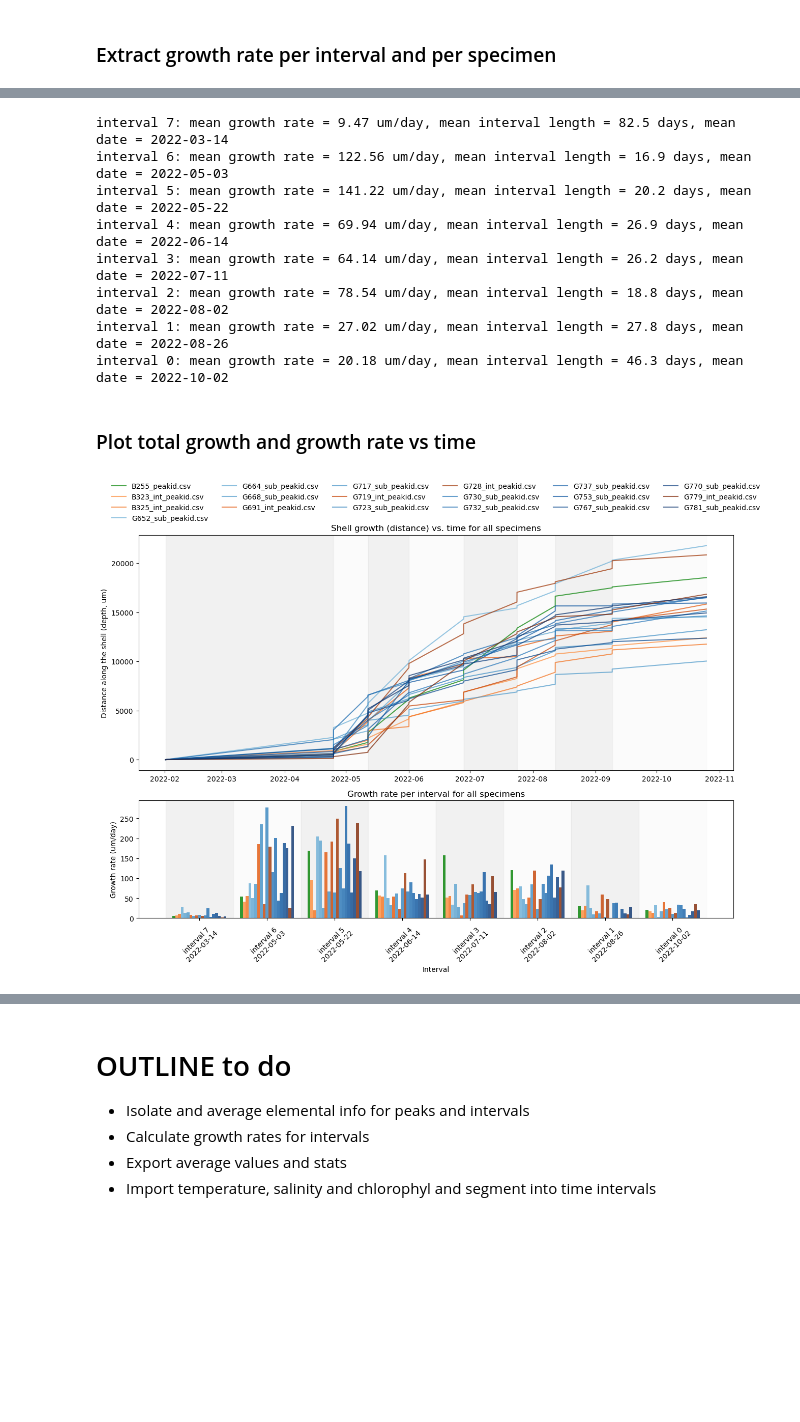
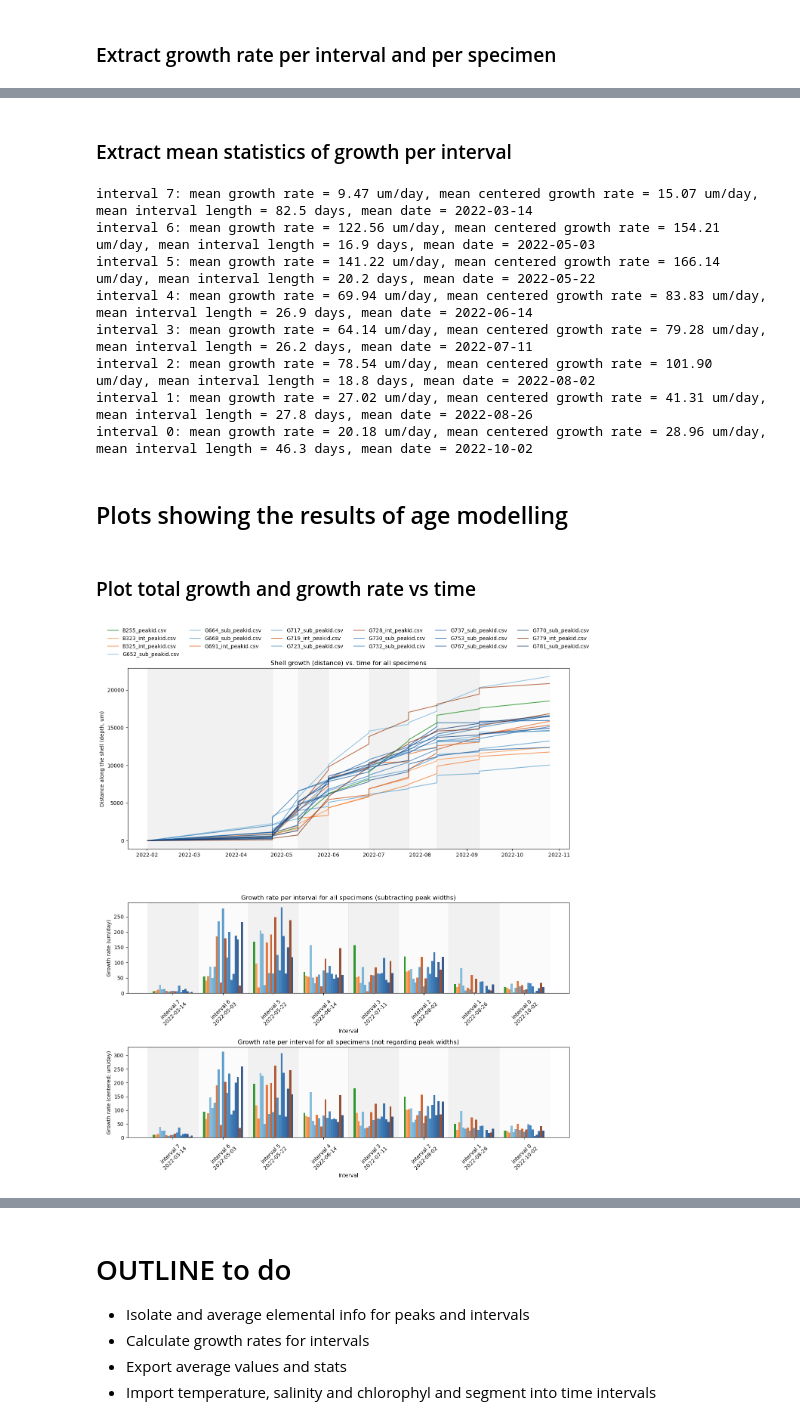
Before and after one commit to nielsjdewinter/Cleanalyze_python, a Jupyter notebook: Process_cleanalyze_results_dates.ipynb, the cells around one changed output, grey strips where cells are left out. Saved outputs shown, nothing was run; the diff lists cells and outputs as text; code cells hidden in the pictures; blank space fills up the shorter version.

Commit message:
Add centered data to growth rate plots and move figures to other folder

```diff
--- a/Process_cleanalyze_results_dates.ipynb
+++ b/Process_cleanalyze_results_dates.ipynb
@@ -326,7 +395,10 @@ interval 7: 315.52 um, 3.83 um/day, start: 2022-02-01 10:00:00, end: 2022-04-24
 ----------------------------------------
+# %% [markdown]
+### Extract mean statistics of growth per interval
 # %%
 # Calculate and print mean growth rate, interval length, and mean date for each interval across all specimens
 interval_means = {}
+interval_centered_means = {}
 interval_lengths = {}
 interval_dates = {}
 
@@ -345,6 +417,7 @@ interval_numbers = sorted(
 for i in interval_numbers:
     interval = f'interval {i}'
     rates = []
+    rates_centered = []
     lengths = []
     dates = []
     for specimen in labels:
@@ -352,35 +425,41 @@ for i in interval_numbers:
         stats = growths.get(interval, None)
         if stats and stats['growth_rate'] is not None and not np.isnan(stats['growth_rate']):
             rates.append(stats['growth_rate'])
+        if stats and stats['growth_rate_centered'] is not None and not np.isnan(stats['growth_rate_centered']):
+            rates_centered.append(stats['growth_rate_centered'])
         if stats and stats['total_time_days'] is not None and not np.isnan(stats['total_time_days']):
             lengths.append(stats['total_time_days'])
         if stats and stats['start_date'] is not None and stats['end_date'] is not None and not pd.isnull(stats['start_date']) and not pd.isnull(stats['end_date']):
             mean_date = stats['start_date'] + (stats['end_date'] - stats['start_date']) / 2
             dates.append(mean_date)
     interval_means[interval] = np.mean(rates) if rates else np.nan
+    interval_centered_means[interval] = np.mean(rates_centered) if rates_centered else np.nan
     interval_lengths[interval] = np.mean(lengths) if lengths else np.nan
     interval_dates[interval] = pd.to_datetime(dates).mean() if dates else pd.NaT
 
 for interval in reversed(list(interval_means.keys())):
     mean_rate = interval_means[interval]
+    mean_rate_centered = interval_centered_means[interval]
     mean_length = interval_lengths[interval]
     mean_date = interval_dates[interval]
     # Print the mean growth rate, mean interval length, and mean date for each interval
-    print(f"{interval}: mean growth rate = {mean_rate:.2f} um/day, mean interval length = {mean_length:.1f} days, mean date = {mean_date.strftime('%Y-%m-%d') if pd.notnull(mean_date) else 'NaT'}")
+    print(f"{interval}: mean growth rate = {mean_rate:.2f} um/day, mean centered growth rate = {mean_rate_centered:.2f} um/day, mean interval length = {mean_length:.1f} days, mean date = {mean_date.strftime('%Y-%m-%d') if pd.notnull(mean_date) else 'NaT'}")
 # %% [output]
-interval 7: mean growth rate = 9.47 um/day, mean interval length = 82.5 days, mean date = 2022-03-14
-interval 6: mean growth rate = 122.56 um/day, mean interval length = 16.9 days, mean date = 2022-05-03
-interval 5: mean growth rate = 141.22 um/day, mean interval length = 20.2 days, mean date = 2022-05-22
-interval 4: mean growth rate = 69.94 um/day, mean interval length = 26.9 days, mean date = 2022-06-14
-interval 3: mean growth rate = 64.14 um/day, mean interval length = 26.2 days, mean date = 2022-07-11
-interval 2: mean growth rate = 78.54 um/day, mean interval length = 18.8 days, mean date = 2022-08-02
-interval 1: mean growth rate = 27.02 um/day, mean interval length = 27.8 days, mean date = 2022-08-26
-interval 0: mean growth rate = 20.18 um/day, mean interval length = 46.3 days, mean date = 2022-10-02
+interval 7: mean growth rate = 9.47 um/day, mean centered growth rate = 15.07 um/day, mean interval length = 82.5 days, mean date = 2022-03-14
+interval 6: mean growth rate = 122.56 um/day, mean centered growth rate = 154.21 um/day, mean interval length = 16.9 days, mean date = 2022-05-03
+interval 5: mean growth rate = 141.22 um/day, mean centered growth rate = 166.14 um/day, mean interval length = 20.2 days, mean date = 2022-05-22
+interval 4: mean growth rate = 69.94 um/day, mean centered growth rate = 83.83 um/day, mean interval length = 26.9 days, mean date = 2022-06-14
+interval 3: mean growth rate = 64.14 um/day, mean centered growth rate = 79.28 um/day, mean interval length = 26.2 days, mean date = 2022-07-11
+interval 2: mean growth rate = 78.54 um/day, mean centered growth rate = 101.90 um/day, mean interval length = 18.8 days, mean date = 2022-08-02
+interval 1: mean growth rate = 27.02 um/day, mean centered growth rate = 41.31 um/day, mean interval length = 27.8 days, mean date = 2022-08-26
+interval 0: mean growth rate = 20.18 um/day, mean centered growth rate = 28.96 um/day, mean interval length = 46.3 days, mean date = 2022-10-02
+# %% [markdown]
+## Plots showing the results of age modelling
 # %% [markdown]
 ### Plot total growth and growth rate vs time
 # %%
 # Create a figure with two subplots: ax1 for shell growth (date x-axis), ax2 for growth rates (interval x-axis)
-fig, (ax1, ax2) = plt.subplots(2, 1, figsize=(14, 10), sharex=False, gridspec_kw={'height_ratios': [2, 1]})
+fig, (ax1, ax2, ax3) = plt.subplots(3, 1, figsize=(14, 15), sharex=False, gridspec_kw={'height_ratios': [2, 1, 1]})
 
 # Prepare color maps for subtidal and intertidal specimens
 subtidal_files = [f for f in dataframes if 'sub' in f.lower()]
@@ -430,6 +509,7 @@ n_specimens = len(unique_specimens)
 
 # Build a matrix of growth rates: rows=intervals, cols=specimens
 growth_rate_matrix = np.full((n_intervals, n_specimens), np.nan)
+growth_rate_matrix_centered = np.full((n_intervals, n_specimens), np.nan)
 bar_colors_matrix = np.empty((n_intervals, n_specimens), dtype=object)
 
 for s_idx, specimen in enumerate(unique_specimens):
@@ -438,6 +518,7 @@ for s_idx, specimen in enumerate(unique_specimens):
         stats = growths.get(interval, None)
         if stats and stats['growth_rate'] is not None and not np.isnan(stats['growth_rate']):
             growth_rate_matrix[i_idx, s_idx] = stats['growth_rate']
+            growth_rate_matrix_centered[i_idx, s_idx] = stats['growth_rate_centered']
             # Assign color as before
             if 'sub' in specimen.lower():
                 color = subtidal_colors[subtidal_files.index(specimen)]
@@ -462,9 +543,18 @@ for s_idx, specimen in enumerate(unique_specimens):
         alpha=0.8,
         label=specimen if s_idx == 0 else None  # Only label once for legend
     )
+    ax3.bar(
+        x_positions,
+        growth_rate_matrix_centered[:, s_idx],
+        width=bar_width,
+        color=bar_colors_matrix[:, s_idx],
+        alpha=0.8,
+        label=specimen if s_idx == 0 else None  # Only label once for legend
+    )
 
 # Set x-ticks for intervals
 ax2.set_xticks(np.arange(n_intervals))
+ax3.set_xticks(np.arange(n_intervals))
 # Add mean dates of intervals to x-tick labels
 interval_labels_with_dates = []
 for interval in unique_intervals:
@@ -475,32 +565,38 @@ for interval in unique_intervals:
         mean_date = start + (end - start) / 2
         label = f"{interval}\n{mean_date.strftime('%Y-%m-%d')}"
     else:
         label = interval
     interval_labels_with_dates.append(label)
 
 ax2.set_xticklabels(interval_labels_with_dates, rotation=45)
 ax2.set_xlabel('Interval')
 ax2.set_ylabel('Growth rate (um/day)')
-ax2.set_title('Growth rate per interval for all specimens')
+ax2.set_title('Growth rate per interval for all specimens (subtracting peak widths)')
+ax3.set_xticklabels(interval_labels_with_dates, rotation=45)
+ax3.set_xlabel('Interval')
+ax3.set_ylabel('Growth rate (centered; um/day)')
+ax3.set_title('Growth rate per interval for all specimens (not regarding peak widths)')
 
 # Format and legend for the shell growth plot
 # Add shaded background boxes to delineate intervals on both plots
 for i, interval in enumerate(unique_intervals):
     # Get start and end dates for the interval
     stats = interval_growths.get(interval, {})
     start = stats.get('start_date', None)
     end = stats.get('end_date', None)
     if start is not None and end is not None:
         # Alternate color for better visibility
         color = 'lightgrey' if i % 2 == 0 else 'whitesmoke'
         # Shade on ax1 (date x-axis)
         ax1.axvspan(start, end, color=color, alpha=0.3, zorder=0)
         # Shade on ax2 (interval x-axis)
         ax2.axvspan(i - 0.5, i + 0.5, color=color, alpha=0.3, zorder=0)
+        # Shade on ax3 (interval x-axis)
+        ax3.axvspan(i - 0.5, i + 0.5, color=color, alpha=0.3, zorder=0)
 ax1.set_ylabel('Distance along the shell (depth, um)')
 ax1.set_title('Shell growth (distance) vs. time for all specimens')
 ax1.legend(loc='upper center', bbox_to_anchor=(0.5, 1.25), ncol=6, frameon=False)
 plt.tight_layout()
 plt.show()
 # %% [output]
-[figure, old version]
+[figure, new version]
```
Also changed, not shown: parts of 9 cells of this notebook, 38 other files.
